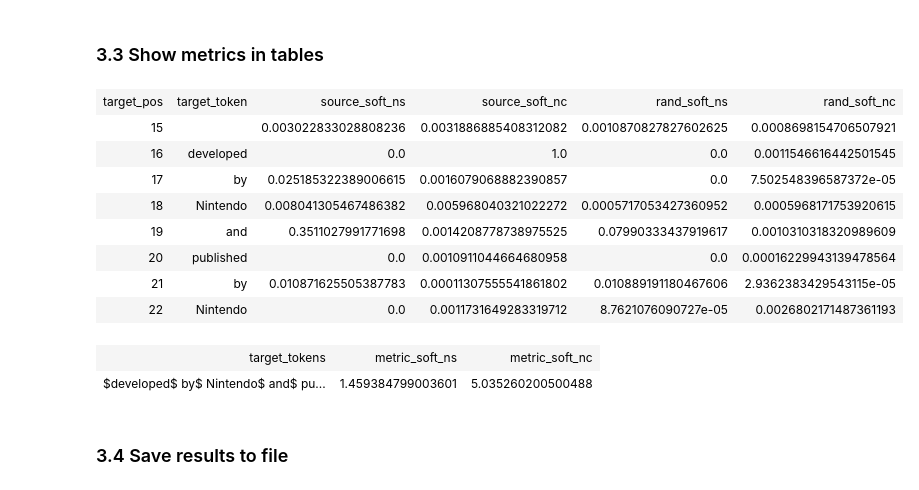
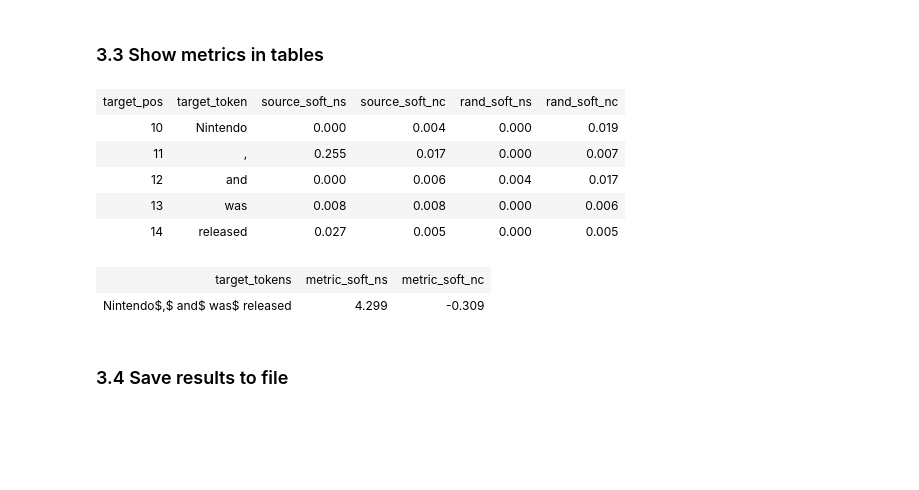
Before and after one commit to casszhao/ReAGent, a Jupyter notebook: src/notebook.ipynb, the cells around one changed output. Drawn from its saved outputs; the diff is of its cells as text; code cells hidden in the pictures; blank space fills up the shorter version.

```diff
--- a/src/notebook.ipynb
+++ b/src/notebook.ipynb
@@ -18,8 +18,8 @@ model = AutoModelForCausalLM.from_pretrained("gpt2-medium").to(device)
 # %% [markdown]
 ### 1.3 Configure prediction
 # %%
-max_inference_length = 8
-input_string = "Super Mario Land is a 1989 side-scrolling platform video game "
+max_inference_length = 5
+input_string = "Super Mario Land is a game that developed by"
 # %% [markdown]
 ### 1.4 Run prediction
 # %%
@@ -69,7 +69,7 @@ importance_score_evaluator = DeltaProbImportanceScoreEvaluator(
 
 rationalizer = AggregateRationalizer(
     importance_score_evaluator=importance_score_evaluator,
-    batch_size=5,
+    batch_size=8,
     overlap_threshold=2,
     overlap_strict_pos=True,
     top_n=rational_size,
@@ -199,8 +199,8 @@ for target_pos in torch.arange(input_ids.shape[0], generated_ids.shape[0], metri
 
     table_details.append([
         target_pos.item() + 1, target_token,
-        source_soft_ns_step.item(), source_soft_nc_step.item(),
-        random_soft_ns_step.item(), random_soft_nc_step.item(),
+        f"{source_soft_ns_step.item():.3f}", f"{source_soft_nc_step.item():.3f}",
+        f"{random_soft_ns_step.item():.3f}", f"{random_soft_nc_step.item():.3f}",
         # metric_soft_ns_step.item(), metric_soft_nc_step.item()
         ])
     print(f"target_pos: {target_pos + 1}, target_token: {target_token}, Source Soft-NS: {source_soft_ns_step}, Source Soft-NC: {source_soft_nc_step}, Random Soft-NS: {random_soft_ns_step}, Random Soft-NC: {random_soft_nc_step}")
@@ -226,31 +223,28 @@ metric_soft_ns: 1.459384799003601, metric_soft_nc: 5.035260200500488
 # %%
 import tabulate
 from IPython.display import HTML, display
 
 table_details_html = tabulate.tabulate(table_details, tablefmt='html')
 
 display(HTML(table_details_html))
 
 table_mean = [
         [ "target_tokens", "metric_soft_ns", "metric_soft_nc" ],
-        [ "$".join(target_token_all), metric_soft_ns.item(), metric_soft_nc.item() ]
+        [ "$".join(target_token_all), f"{metric_soft_ns.item():.3f}", f"{metric_soft_nc.item():.3f}" ]
     ]
 
 table_mean_html = tabulate.tabulate(table_mean, tablefmt='html')
 
 display(HTML(table_mean_html))
 # %% [output]
 | target_pos | target_token | source_soft_ns | source_soft_nc | rand_soft_ns | rand_soft_nc |
-| 15 |  | 0.003022833028808236 | 0.0031886885408312082 | 0.0010870827827602625 | 0.0008698154706507921 |
-| 16 | developed | 0.0 | 1.0 | 0.0 | 0.0011546616442501545 |
-| 17 | by | 0.025185322389006615 | 0.0016079068882390857 | 0.0 | 7.502548396587372e-05 |
-| 18 | Nintendo | 0.008041305467486382 | 0.005968040321022272 | 0.0005717053427360952 | 0.0005968171753920615 |
-| 19 | and | 0.3511027991771698 | 0.0014208778738975525 | 0.07990333437919617 | 0.0010310318320989609 |
-| 20 | published | 0.0 | 0.0010911044664680958 | 0.0 | 0.00016229943139478564 |
-| 21 | by | 0.010871625505387783 | 0.00011307555541861802 | 0.010889191180467606 | 2.9362383429543115e-05 |
-| 22 | Nintendo | 0.0 | 0.0011731649283319712 | 8.7621076090727e-05 | 0.0026802171487361193 |
+| 10 | Nintendo | 0.000 | 0.004 | 0.000 | 0.019 |
+| 11 | , | 0.255 | 0.017 | 0.000 | 0.007 |
+| 12 | and | 0.000 | 0.006 | 0.004 | 0.017 |
+| 13 | was | 0.008 | 0.008 | 0.000 | 0.006 |
+| 14 | released | 0.027 | 0.005 | 0.000 | 0.005 |
 | target_tokens | metric_soft_ns | metric_soft_nc |
-| $developed$ by$ Nintendo$ and$ pu... | 1.459384799003601 | 5.035260200500488 |
+| Nintendo$,$ and$ was$ released | 4.299 | -0.309 |
 # %% [markdown]
 ### 3.4 Save results to file
 # %%
```
Also changed, not shown: parts of 4 cells of this notebook.
